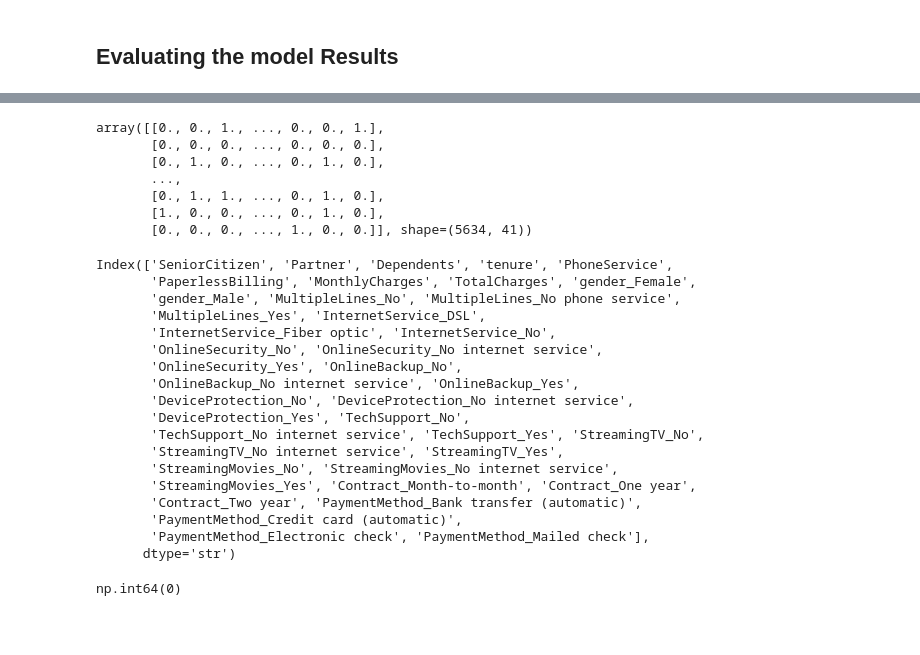
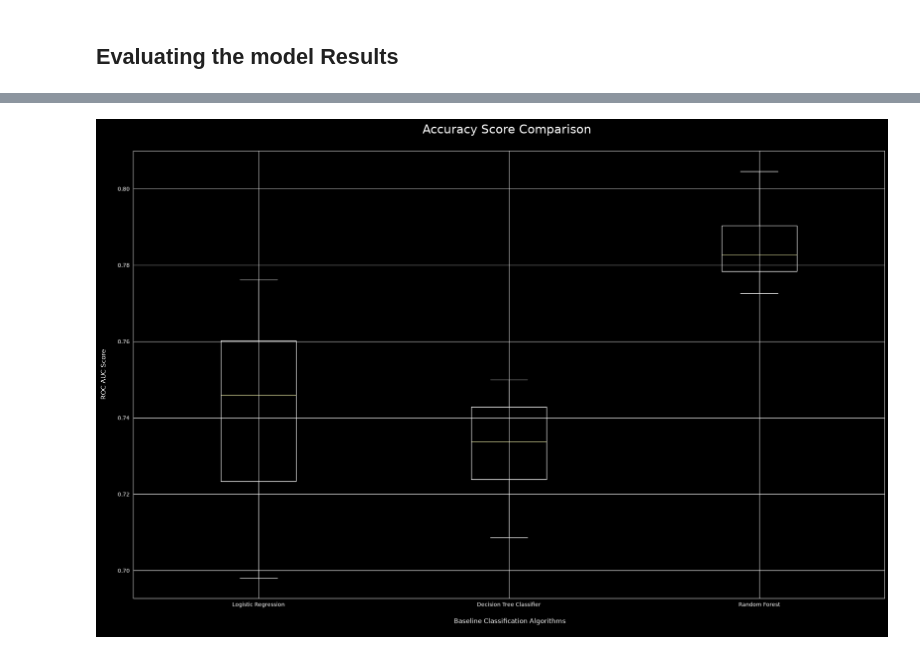
Before and after one commit to rzadrzi/customer_churn_analysis, a Jupyter notebook: customer_churn_analysis.ipynb, the cells around one changed output, grey strips where cells are left out. Drawn from its saved outputs; the diff is of its cells as text; code cells hidden in the pictures; blank space fills up the shorter version.

Commit message:
feat: Add models accuracy and ROC curve value

```diff
--- a/customer_churn_analysis.ipynb
+++ b/customer_churn_analysis.ipynb
@@ -446,17 +479,16 @@ precision_recall_fscore_support(y_test, rfc_predict)
  array([1036,  373]))
 # %%
 models =[
-    ('Random Forest Classifier', RandomForestClassifier(random_state=42, class_weight='balanced')),
     ('Logistic Regression', LogisticRegression(solver='liblinear', random_state = 0, class_weight='balanced')),
-    ('SVC', SVC(kernel = 'linear', random_state = 0)),
-    ('Kernel SVM', SVC(kernel = 'rbf', random_state = 0)),
-    ('KNN', KNeighborsClassifier(n_neighbors = 5, metric = 'minkowski', p = 2)),
-    ('Gaussian NB', GaussianNB()),
+    # ('SVC', SVC(kernel = 'linear', random_state = 0)),
+    # ('Kernel SVM', SVC(kernel = 'rbf', random_state = 0)),
+    # ('KNN', KNeighborsClassifier(n_neighbors = 5, metric = 'minkowski', p = 2)),
+    # ('Gaussian NB', GaussianNB()),
     ('Decision Tree Classifier', DecisionTreeClassifier(criterion = 'entropy', random_state = 0)),
     ('Random Forest', RandomForestClassifier(n_estimators=100, criterion = 'entropy', random_state = 0)),
-    ("Adaboost", AdaBoostClassifier()),
-    ("Gradient boost classifier", GradientBoostingClassifier()),
-    ("Voting Classifier",  VotingClassifier(estimators=[('gbc', GradientBoostingClassifier()), ('lr', LogisticRegression()), ('abc',  AdaBoostClassifier())], voting='soft'))
+    # ("Adaboost", AdaBoostClassifier()),
+    # ("Gradient boost classifier", GradientBoostingClassifier()),
+    # ("Voting Classifier",  VotingClassifier(estimators=[('gbc', GradientBoostingClassifier()), ('lr', LogisticRegression()), ('abc',  AdaBoostClassifier())], voting='soft'))
     ]
 # %% [markdown]
 ## Evaluating the model Results
@@ -479,16 +511,14 @@ for name, model in models:
         model,
         X_train,
         y_train,
-        # cv = kfold,
-        cv=5,
+        cv = kfold,
         scoring="accuracy")
 
     cv_auc_results = cross_val_score(
         model,
         X_train,
         y_train,
-        # cv = kfold,
-        cv=5,
+        cv = kfold,
         scoring="roc_auc")
     acc_results.append(cv_acc_results)
     auc_results.append(cv_auc_results)
@@ -581,10 +538,0 @@ imputer_test_val = imputer.transform(X_test)
-# %%
-imputer_val
-# %% [output]
-array([[0., 0., 1., ..., 0., 0., 1.],
-       [0., 0., 0., ..., 0., 0., 0.],
-       [0., 1., 0., ..., 0., 1., 0.],
-       ...,
-       [0., 1., 1., ..., 0., 1., 0.],
-       [1., 0., 0., ..., 0., 1., 0.],
-       [0., 0., 0., ..., 1., 0., 0.]], shape=(5634, 41))
@@ -593,25 +538,0 @@ x_df = pd.DataFrame(imputer_val, columns = imputer.get_feature_names_out())
-# %%
-x_df.columns
-# %% [output]
-Index(['SeniorCitizen', 'Partner', 'Dependents', 'tenure', 'PhoneService',
-       'PaperlessBilling', 'MonthlyCharges', 'TotalCharges', 'gender_Female',
-       'gender_Male', 'MultipleLines_No', 'MultipleLines_No phone service',
-       'MultipleLines_Yes', 'InternetService_DSL',
-       'InternetService_Fiber optic', 'InternetService_No',
-       'OnlineSecurity_No', 'OnlineSecurity_No internet service',
-       'OnlineSecurity_Yes', 'OnlineBackup_No',
-       'OnlineBackup_No internet service', 'OnlineBackup_Yes',
-       'DeviceProtection_No', 'DeviceProtection_No internet service',
-       'DeviceProtection_Yes', 'TechSupport_No',
-       'TechSupport_No internet service', 'TechSupport_Yes', 'StreamingTV_No',
-       'StreamingTV_No internet service', 'StreamingTV_Yes',
-       'StreamingMovies_No', 'StreamingMovies_No internet service',
-       'StreamingMovies_Yes', 'Contract_Month-to-month', 'Contract_One year',
-       'Contract_Two year', 'PaymentMethod_Bank transfer (automatic)',
-       'PaymentMethod_Credit card (automatic)',
-       'PaymentMethod_Electronic check', 'PaymentMethod_Mailed check'],
-      dtype='str')
-# %%
-x_df['TotalCharges'].isna().sum()
-# %% [output]
-np.int64(0)
@@ -619,0 +539,23 @@ X_train = x_df
+# %%
+fig = plt.figure(figsize=(25,15))
+ax = fig.add_subplot(111)
+plt.boxplot(acc_results)
+ax.set_xticklabels(names)
+
+plt.ylabel('ROC AUC Score\n',
+horizontalalignment="center",fontstyle = "normal",
+fontsize = "large", fontfamily = "sans-serif")
+
+plt.xlabel('\n Baseline Classification Algorithms\n',
+horizontalalignment="center",fontstyle = "normal",
+fontsize = "large", fontfamily = "sans-serif")
+
+plt.title('Accuracy Score Comparison \n',
+horizontalalignment="center", fontstyle = "normal",
+fontsize = "22", fontfamily = "sans-serif")
+
+plt.xticks(rotation=0, horizontalalignment="center")
+plt.yticks(rotation=0, horizontalalignment="right")
+plt.show()
+# %% [output]
+[figure, added]
```
Also changed, not shown: parts of 32 cells of this notebook.
